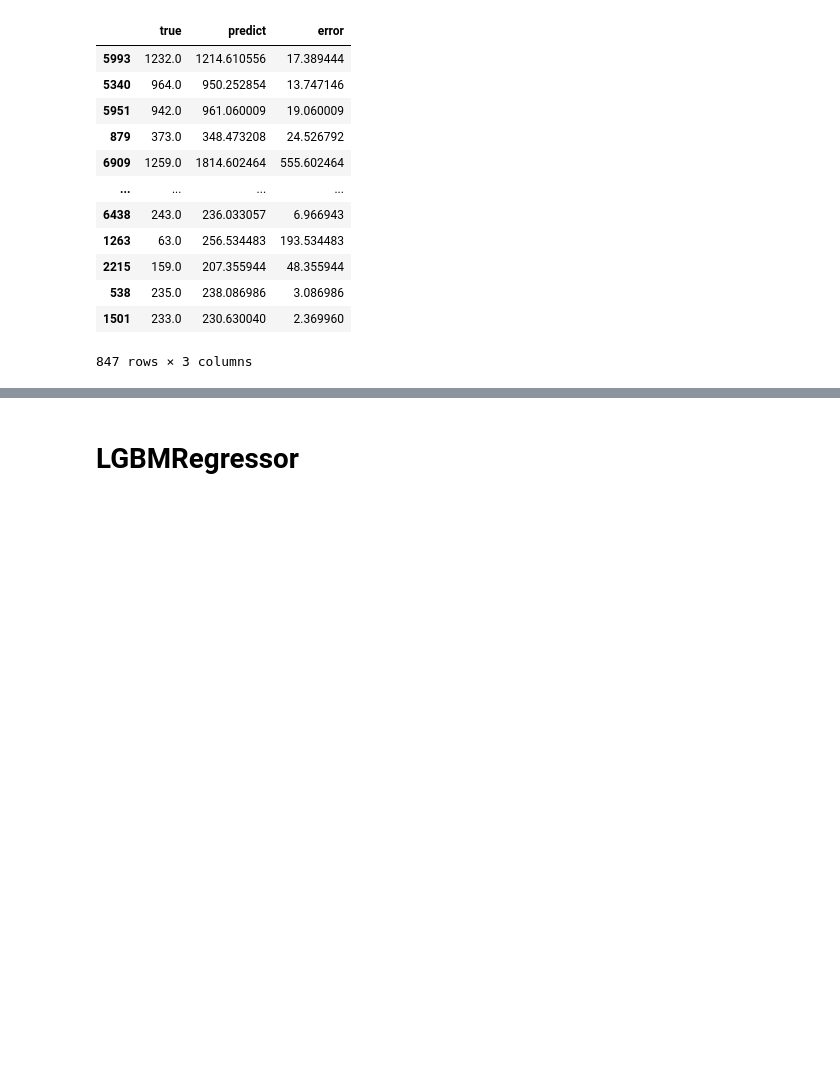
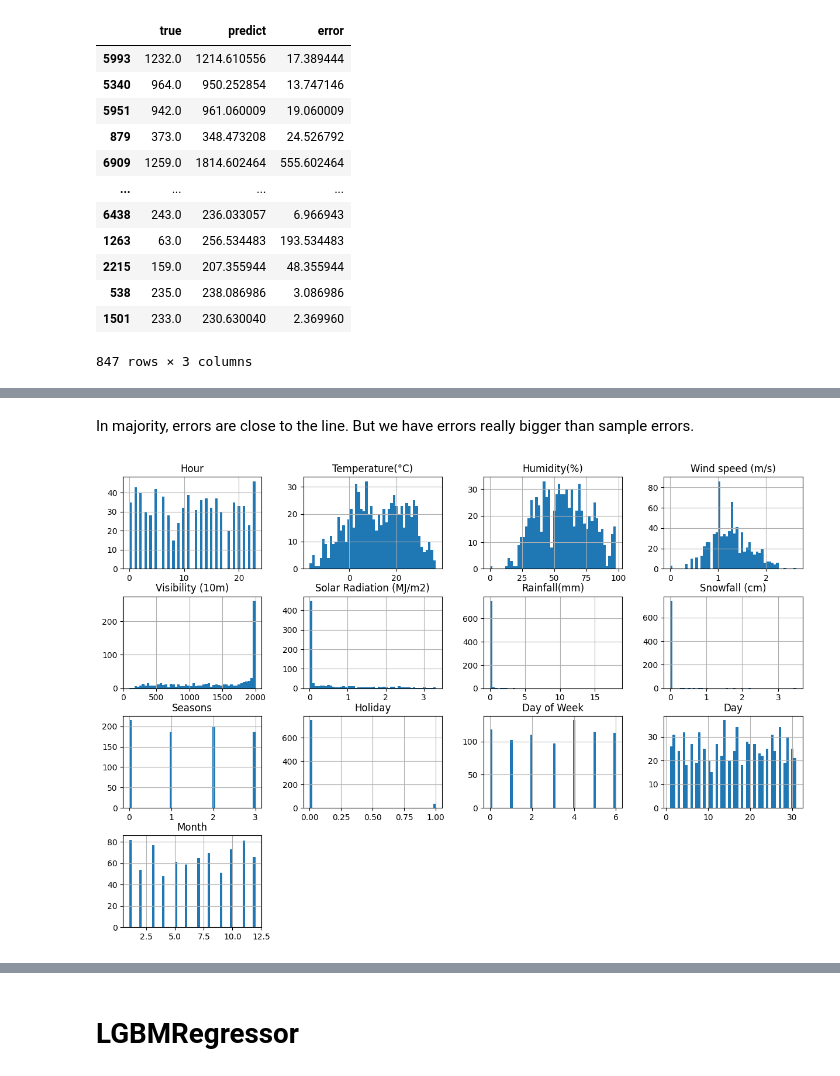
Before and after one commit to mchianale/seoul_bikes_predictions, a Jupyter notebook: code/bikes_seoul.ipynb, the cells around one changed output, grey strips where cells are left out. Saved outputs shown, nothing was run; the diff lists cells and outputs as text; code cells hidden in the pictures; blank space fills up the shorter version.

```diff
--- a/code/bikes_seoul.ipynb
+++ b/code/bikes_seoul.ipynb
@@ -619,0 +659,7 @@ display(df_result)
+# %% [markdown]
+In majority, errors are close to the line. But we have errors really bigger than sample errors.
+# %%
+x_test.loc[df_result.loc[df_result['error'] <= 200 , 'true'].index].hist(bins=50, figsize=(15, 10))
+plt.show()
+# %% [output]
+[figure, added]
```
Also changed, not shown: parts of 17 cells of this notebook, 1 other file.
